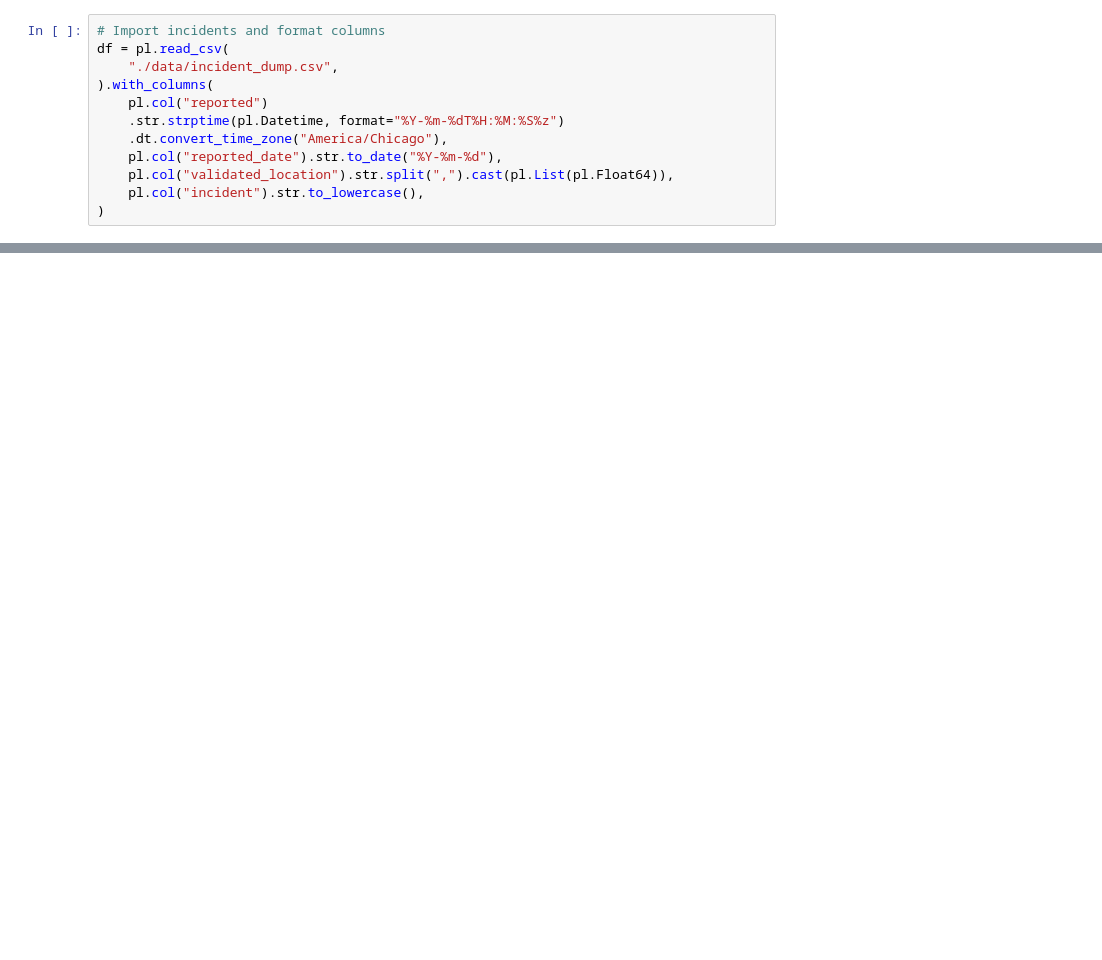
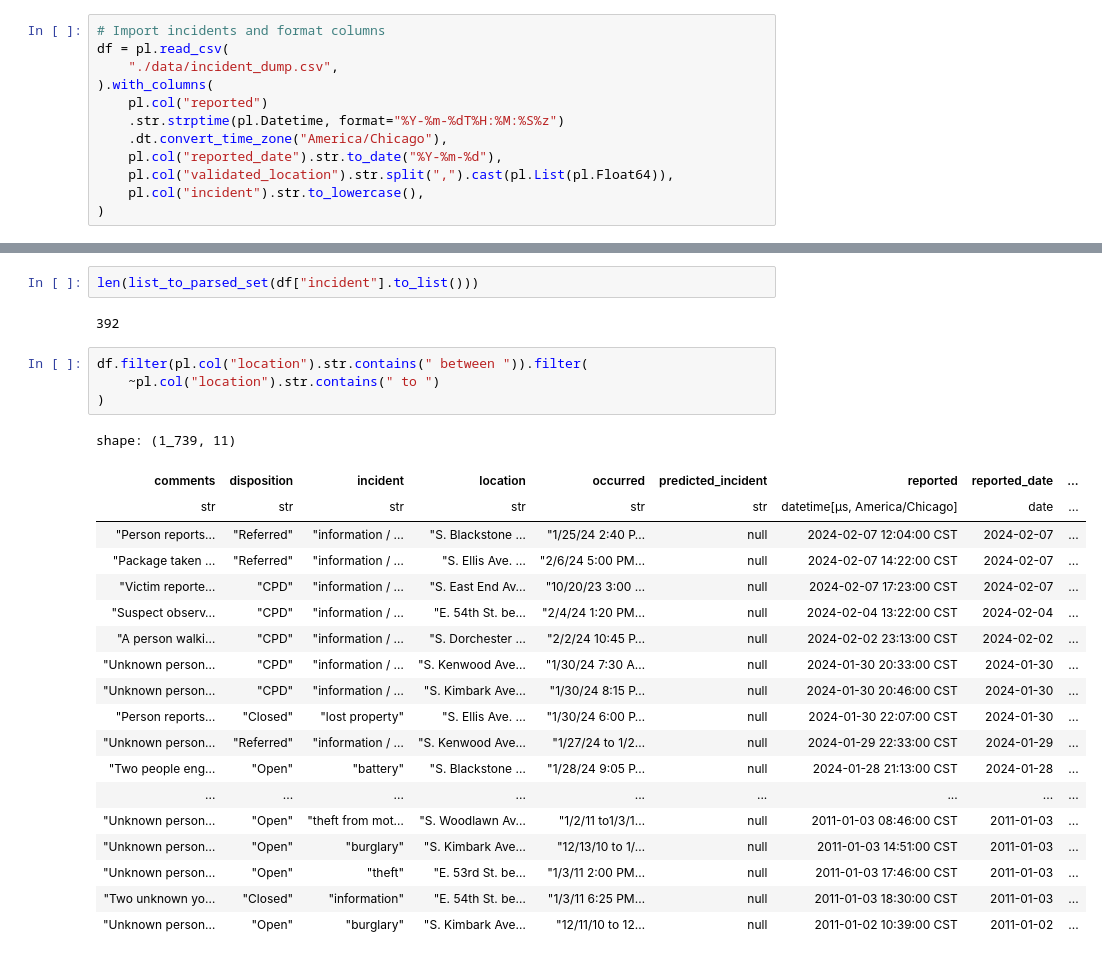
Before and after one commit to michplunkett/one-offs, a Jupyter notebook: notebooks/ucpd_reported_incdent_analysis.ipynb, the cells around one changed output, grey strips where cells are left out. Drawn from its saved outputs; the diff is of its cells as text; blank space fills up the shorter version.

```diff
--- a/notebooks/ucpd_reported_incdent_analysis.ipynb
+++ b/notebooks/ucpd_reported_incdent_analysis.ipynb
@@ -107,0 +153,28 @@ print(list_to_parsed_set(df["incident"].to_list()))
+# %%
+len(list_to_parsed_set(df["incident"].to_list()))
+# %% [output]
+392
+# %%
+df.filter(pl.col("location").str.contains(" between ")).filter(
+    ~pl.col("location").str.contains(" to ")
+)
+# %% [output]
+shape: (1_739, 11)
+| comments | disposition | incident | location | occurred | predicted_incident | reported | reported_date | ... |
+| str | str | str | str | str | str | datetime[μs, America/Chicago] | date | ... |
+| "Person reports… | "Referred" | "information / … | "S. Blackstone … | "1/25/24 2:40 P… | null | 2024-02-07 12:04:00 CST | 2024-02-07 | ... |
+| "Package taken … | "Referred" | "information / … | "S. Ellis Ave. … | "2/6/24 5:00 PM… | null | 2024-02-07 14:22:00 CST | 2024-02-07 | ... |
+| "Victim reporte… | "CPD" | "information / … | "S. East End Av… | "10/20/23 3:00 … | null | 2024-02-07 17:23:00 CST | 2024-02-07 | ... |
+| "Suspect observ… | "CPD" | "information / … | "E. 54th St. be… | "2/4/24 1:20 PM… | null | 2024-02-04 13:22:00 CST | 2024-02-04 | ... |
+| "A person walki… | "CPD" | "information / … | "S. Dorchester … | "2/2/24 10:45 P… | null | 2024-02-02 23:13:00 CST | 2024-02-02 | ... |
+| "Unknown person… | "CPD" | "information / … | "S. Kenwood Ave… | "1/30/24 7:30 A… | null | 2024-01-30 20:33:00 CST | 2024-01-30 | ... |
+| "Unknown person… | "CPD" | "information / … | "S. Kimbark Ave… | "1/30/24 8:15 P… | null | 2024-01-30 20:46:00 CST | 2024-01-30 | ... |
+| "Person reports… | "Closed" | "lost property" | "S. Ellis Ave. … | "1/30/24 6:00 P… | null | 2024-01-30 22:07:00 CST | 2024-01-30 | ... |
+| "Unknown person… | "Referred" | "information / … | "S. Kenwood Ave… | "1/27/24 to 1/2… | null | 2024-01-29 22:33:00 CST | 2024-01-29 | ... |
+| "Two people eng… | "Open" | "battery" | "S. Blackstone … | "1/28/24 9:05 P… | null | 2024-01-28 21:13:00 CST | 2024-01-28 | ... |
+| ... | ... | ... | ... | ... | ... | ... | ... | ... |
+| "Unknown person… | "Open" | "theft from mot… | "S. Woodlawn Av… | "1/2/11 to1/3/1… | null | 2011-01-03 08:46:00 CST | 2011-01-03 | ... |
+| "Unknown person… | "Open" | "burglary" | "S. Kimbark Ave… | "12/13/10 to 1/… | null | 2011-01-03 14:51:00 CST | 2011-01-03 | ... |
+| "Unknown person… | "Open" | "theft" | "E. 53rd St. be… | "1/3/11 2:00 PM… | null | 2011-01-03 17:46:00 CST | 2011-01-03 | ... |
+| "Two unknown yo… | "Closed" | "information" | "E. 54th St. be… | "1/3/11 6:25 PM… | null | 2011-01-03 18:30:00 CST | 2011-01-03 | ... |
+| "Unknown person… | "Open" | "burglary" | "S. Kimbark Ave… | "12/11/10 to 12… | null | 2011-01-02 10:39:00 CST | 2011-01-02 | ... |
```
Also changed, not shown: parts of 11 cells of this notebook.
